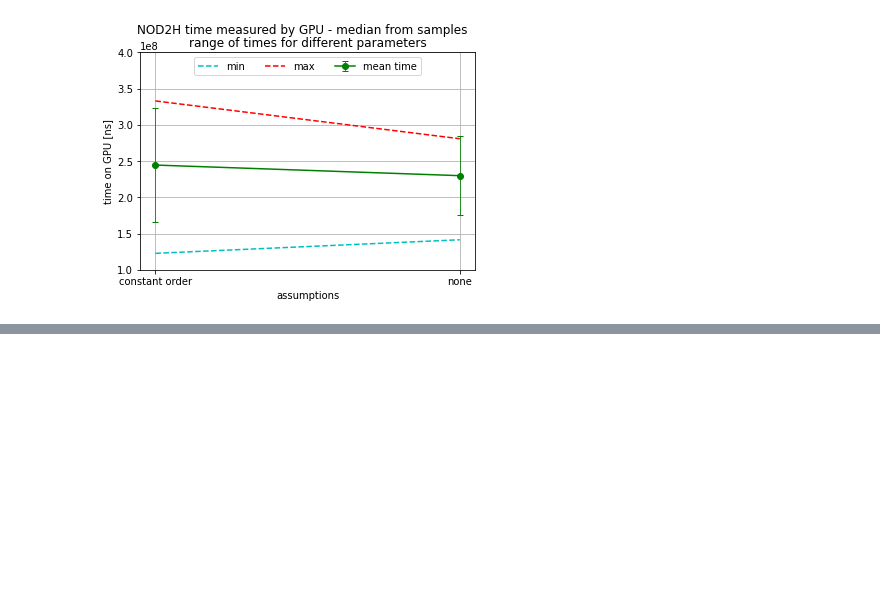
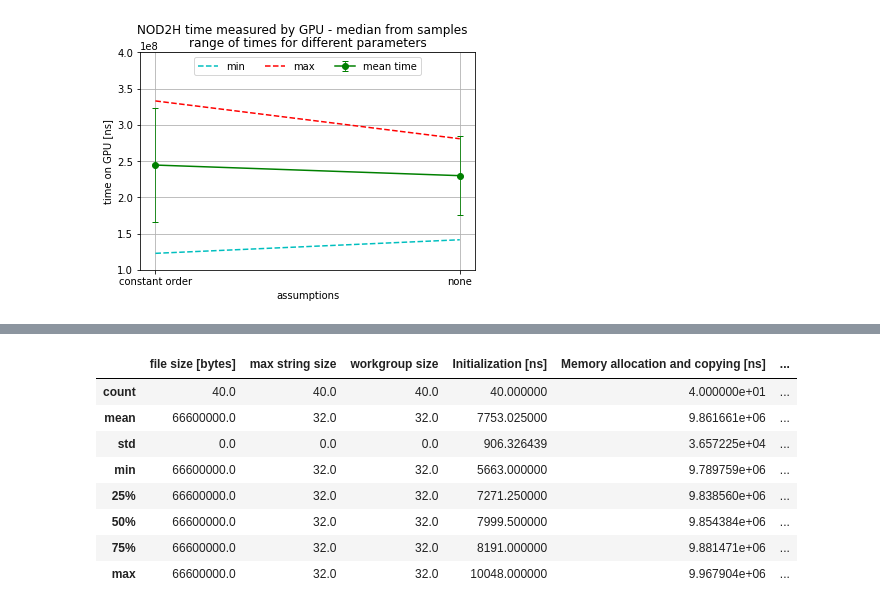
Before and after one commit to mis-wut/meta-json-parser, a Jupyter notebook: benchmark/notebooks/examine_benchmarks.ipynb, the cells around one changed output, grey strips where cells are left out. Cells and saved outputs as stored; diff of their text form; code cells hidden in the pictures; blank space fills up the shorter version.

```diff
--- a/benchmark/notebooks/examine_benchmarks.ipynb
+++ b/benchmark/notebooks/examine_benchmarks.ipynb
@@ -785,0 +803,12 @@ plt.show()
+# %%
+df_float_meta.describe()
+# %% [output]
+|  | file size [bytes] | max string size | workgroup size | Initialization [ns] | Memory allocation and copying [ns] | ... |
+| count | 40.0 | 40.0 | 40.0 | 40.000000 | 4.000000e+01 | ... |
+| mean | 66600000.0 | 32.0 | 32.0 | 7753.025000 | 9.861661e+06 | ... |
+| std | 0.0 | 0.0 | 0.0 | 906.326439 | 3.657225e+04 | ... |
+| min | 66600000.0 | 32.0 | 32.0 | 5663.000000 | 9.789759e+06 | ... |
+| 25% | 66600000.0 | 32.0 | 32.0 | 7271.250000 | 9.838560e+06 | ... |
+| 50% | 66600000.0 | 32.0 | 32.0 | 7999.500000 | 9.854384e+06 | ... |
+| 75% | 66600000.0 | 32.0 | 32.0 | 8191.000000 | 9.881471e+06 | ... |
+| max | 66600000.0 | 32.0 | 32.0 | 10048.000000 | 9.967904e+06 | ... |
```
Also changed, not shown: parts of 10 cells of this notebook, 2 other files.
